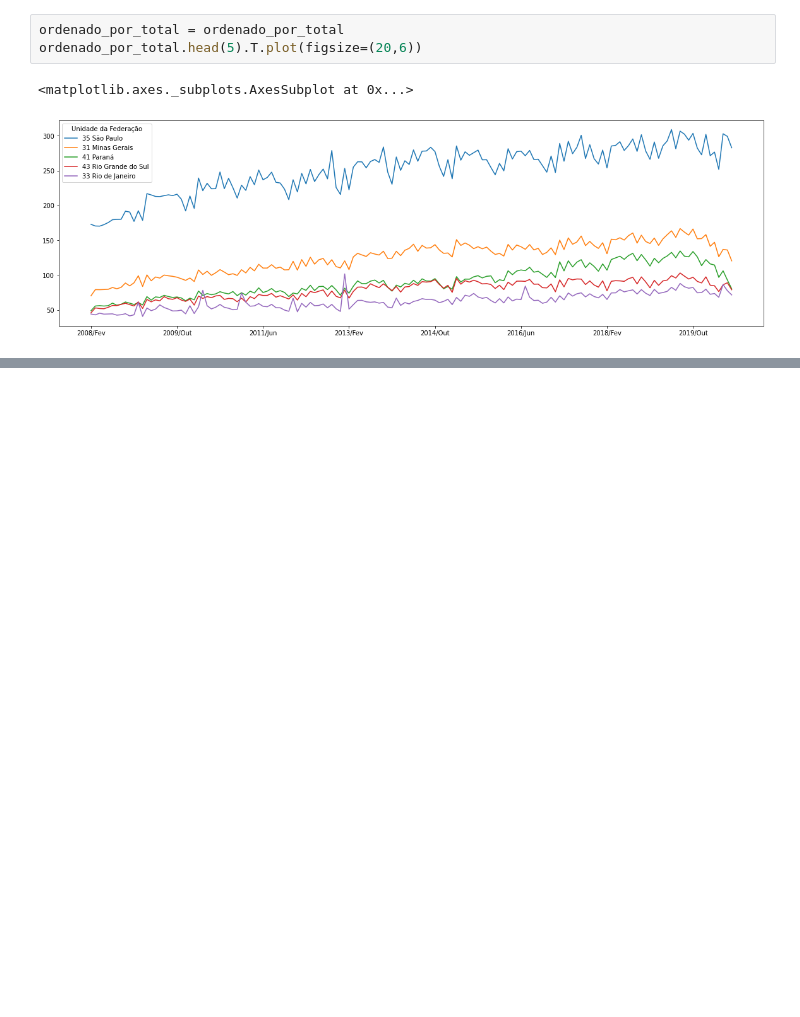
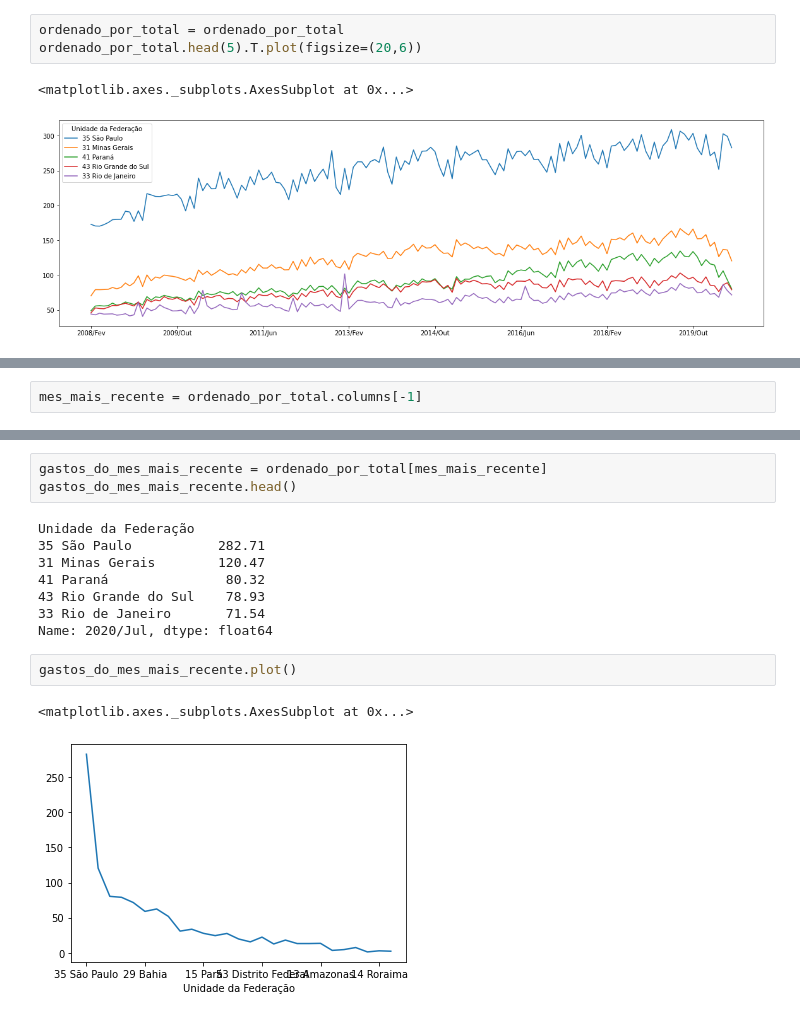
Before and after one commit to cajjunior/bootcamp_dataScience_alura, a Jupyter notebook: Bootcamp_Datascience.ipynb, the cells around one changed output, grey strips where cells are left out. Cells and saved outputs as stored; diff of their text form; blank space fills up the shorter version.

```diff
--- a/Bootcamp_Datascience.ipynb
+++ b/Bootcamp_Datascience.ipynb
@@ -513,0 +527,2 @@ ordenado_por_total.head(5).T.plot(figsize=(20,6))
+# %%
+mes_mais_recente = ordenado_por_total.columns[-1]
@@ -513,0 +533,16 @@ ordenado_por_total.head(5).T.plot(figsize=(20,6))
+# %%
+gastos_do_mes_mais_recente = ordenado_por_total[mes_mais_recente]
+gastos_do_mes_mais_recente.head()
+# %% [output]
+Unidade da Federação
+35 São Paulo           282.71
+31 Minas Gerais        120.47
+41 Paraná               80.32
+43 Rio Grande do Sul    78.93
+33 Rio de Janeiro       71.54
+Name: 2020/Jul, dtype: float64
+# %%
+gastos_do_mes_mais_recente.plot()
+# %% [output]
+<matplotlib.axes._subplots.AxesSubplot at 0x...>
+[figure, added]
```
Also changed, not shown: parts of 19 cells of this notebook.
